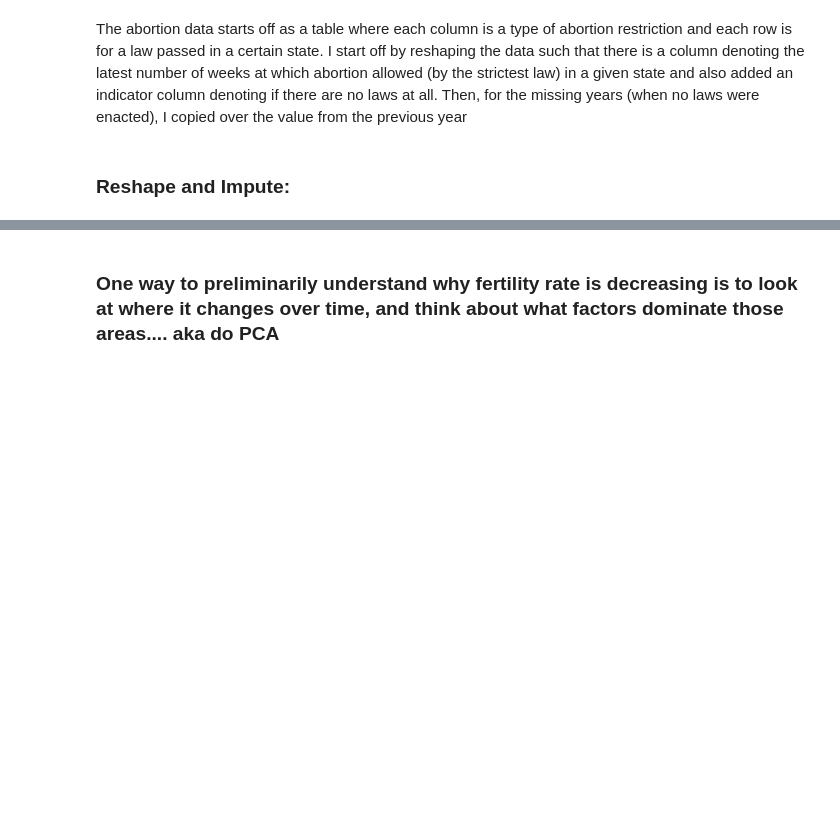
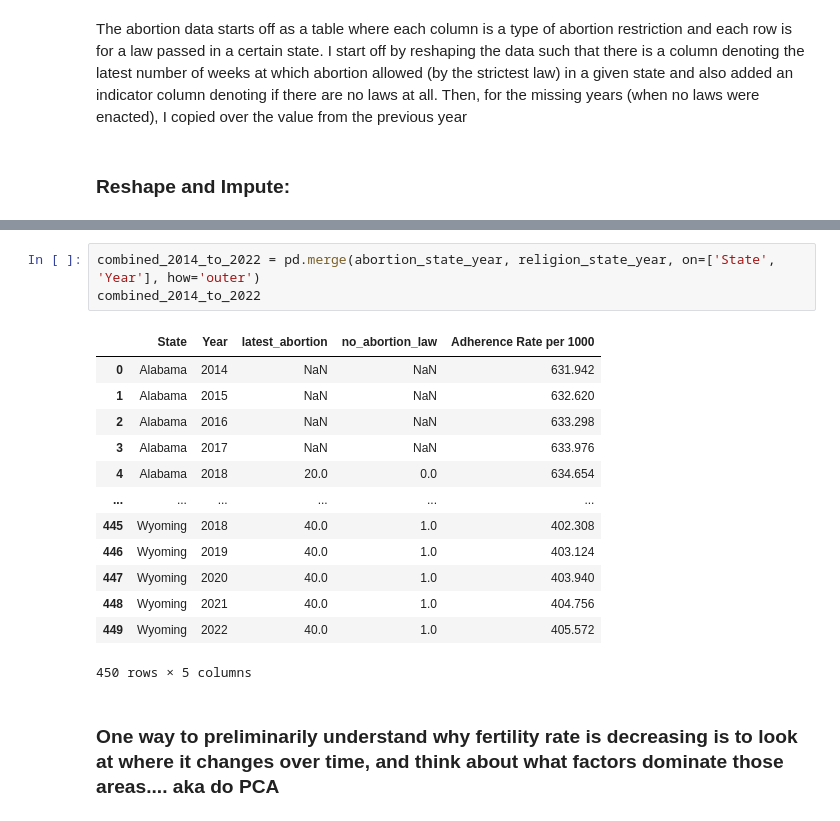
Before and after one commit to ppich1169/fertilityProjectCs109, a Jupyter notebook: fertility_notebook.ipynb, the cells around one changed output, grey strips where cells are left out. Saved outputs shown, nothing was run; the diff lists cells and outputs as text; blank space fills up the shorter version.

```diff
--- a/fertility_notebook.ipynb
+++ b/fertility_notebook.ipynb
@@ -719,3 +703,20 @@ abortion_state_year, religion_state_year
+# %%
+combined_2014_to_2022 = pd.merge(abortion_state_year, religion_state_year, on=['State', 'Year'], how='outer')
+combined_2014_to_2022
+# %% [output]
+|  | State | Year | latest_abortion | no_abortion_law | Adherence Rate per 1000 |
+| 0 | Alabama | 2014 | NaN | NaN | 631.942 |
+| 1 | Alabama | 2015 | NaN | NaN | 632.620 |
+| 2 | Alabama | 2016 | NaN | NaN | 633.298 |
+| 3 | Alabama | 2017 | NaN | NaN | 633.976 |
+| 4 | Alabama | 2018 | 20.0 | 0.0 | 634.654 |
+| ... | ... | ... | ... | ... | ... |
+| 445 | Wyoming | 2018 | 40.0 | 1.0 | 402.308 |
+| 446 | Wyoming | 2019 | 40.0 | 1.0 | 403.124 |
+| 447 | Wyoming | 2020 | 40.0 | 1.0 | 403.940 |
+| 448 | Wyoming | 2021 | 40.0 | 1.0 | 404.756 |
+| 449 | Wyoming | 2022 | 40.0 | 1.0 | 405.572 |
+450 rows × 5 columns
 # %% [markdown]
 ### One way to preliminarily understand why fertility rate is decreasing is to look at where it changes over time, and think about what factors dominate those areas.... aka do PCA
 # %%
```
Also changed, not shown: parts of 9 cells of this notebook.
